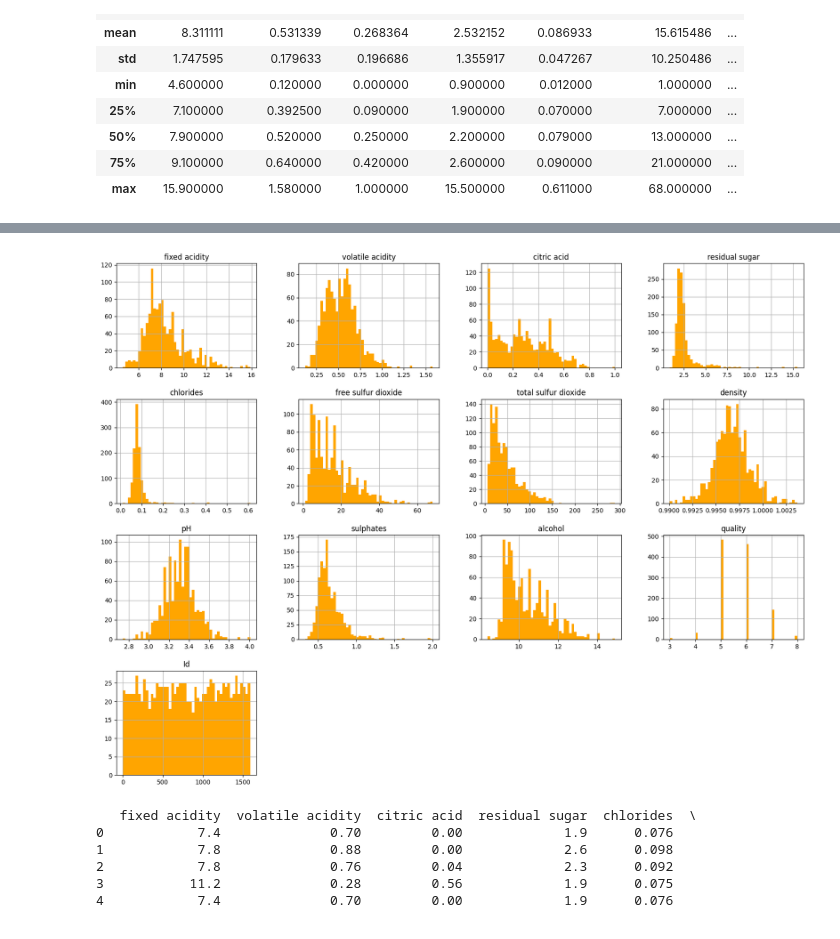
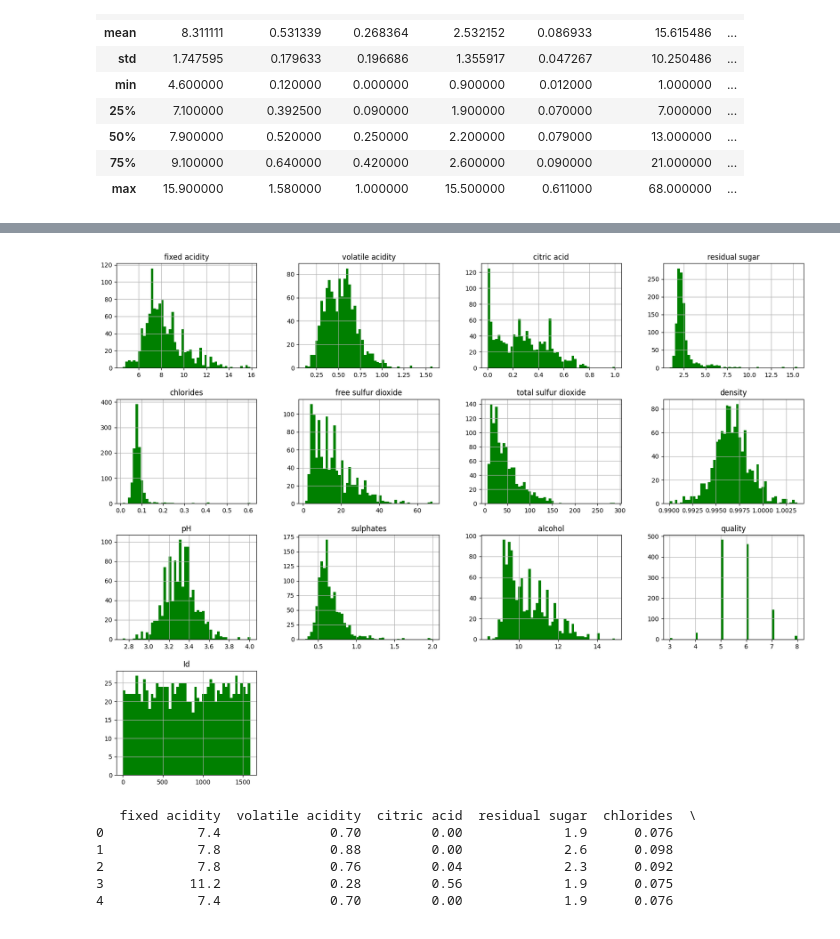
Before and after one commit to venkatg2595/mlops_end_to_end_project, a Jupyter notebook: research/Experiment.ipynb, the cells around one changed output, grey strips where cells are left out. Saved outputs shown, nothing was run; the diff lists cells and outputs as text; code cells hidden in the pictures.

```diff
--- a/research/Experiment.ipynb
+++ b/research/Experiment.ipynb
@@ -94,10 +94,10 @@ Requirement already satisfied: python-dateutil>=2.7 in c:\users\admin\anaconda3\
 Requirement already satisfied: six>=1.5 in c:\users\admin\anaconda3\envs\mlproject\lib\site-packages (from python-dateutil>=2.7->matplotlib) (1.17.0)
 # %%
 import matplotlib.pyplot as plt
-wines.hist(bins=50, figsize=(20,15), color = "orange")
+wines.hist(bins=50, figsize=(20,15), color = "green")
 plt.show()
 # %% [output]
-[figure, old version]
+[figure, new version]
 # %%
 print(wines.head())
 # %% [output]
```
Also changed, not shown: parts of 4 cells of this notebook, 2 other files.
